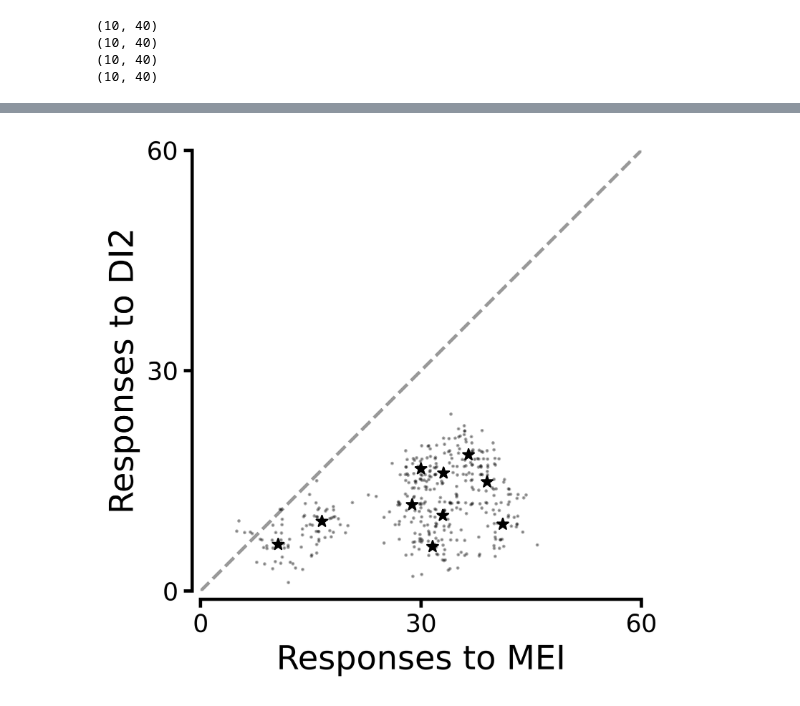
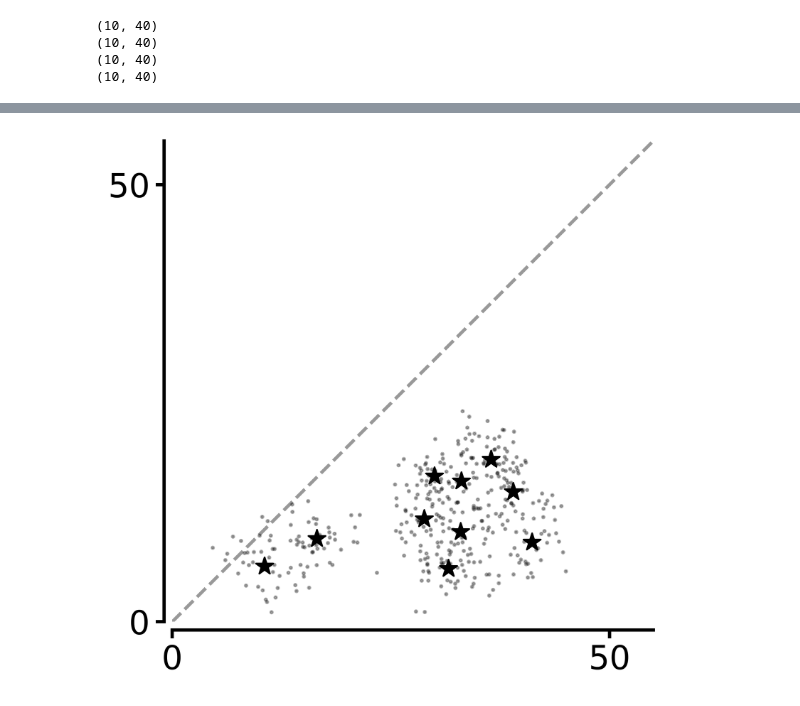
Before and after one commit to suhasshrinivasan/probabilistic-center-surround, a Jupyter notebook: experiments/exc_driven_model/plots.ipynb, the cells around one changed output, grey strips where cells are left out. Cells and saved outputs as stored; diff of their text form; code cells hidden in the pictures.

```diff
--- a/experiments/exc_driven_model/plots.ipynb
+++ b/experiments/exc_driven_model/plots.ipynb
@@ -227,3 +226,13 @@ all_disrupting_1_rates = disrupting_1_rates.flatten()
 all_disrupting_2_rates = disrupting_2_rates.flatten()
+# %%
+xlim = 55
+ylim = 55
+last_xtick = 50
+last_ytick = 50
+noise = 1
+dot_size = 10
+dot_alpha = 0.30
+star_size = 120
+labelsize = 20
 # %%
 fig, ax = plt.subplots(dpi=500)
@@ -307,36 +316,36 @@ fig.savefig("mei_vs_disrupting1.pdf")
 # %%
 fig, ax = plt.subplots(dpi=500)
-ax.plot([0, 60], [0, 60], color="black", linestyle="--", linewidth=2, alpha=0.4)
-x = all_mei_rates + rng.normal(0, .2, len(all_mei_rates))
-y = all_disrupting_2_rates + rng.normal(0, .2, len(all_completing_rates))
-ax.scatter(x, y, marker=".", s=5, color="black", alpha=0.3)
+ax.plot([0, xlim], [0, ylim], color="black", linestyle="--", linewidth=2, alpha=0.4)
+x = all_mei_rates + rng.normal(0, noise, len(all_mei_rates))
+y = all_disrupting_2_rates + rng.normal(0, noise, len(all_completing_rates))
+ax.scatter(x, y, marker=".", s=dot_size, color="black", alpha=dot_alpha)
 ax.scatter(
     all_mei_means,
     all_disrupting_2_means,
     marker="*",
-    s=50,
+    s=star_size,
     color="black",
 )
 # draw a regression line
-m, b = np.polyfit(all_mei_means, all_completing_means, 1)
-x_ = np.linspace(0, 50, 1000)
-y_ = m * x_ + b
+# m, b = np.polyfit(all_mei_means, all_completing_means, 1)
+# x_ = np.linspace(0, 50, 55)
+# y_ = m * x_ + b
 # ax.plot(x_, y_, color='black', linestyle='-', linewidth=1)
 # ax.plot(, color='gray', linestyle='--')
-ax.set_xlim(0, 60)
-ax.set_ylim(0, 60)
-ax.set_xticks([0, 30, 60])
-ax.set_yticks([0, 30, 60])
-ax.tick_params(axis="both", which="major", labelsize=15, width=2, length=5)
+ax.set_xlim(0, xlim)
+ax.set_ylim(0, ylim)
+ax.set_xticks([0, last_xtick])
+ax.set_yticks([0, last_ytick])
+ax.tick_params(axis="both", which="major", labelsize=labelsize, width=2, length=5)
 # draw diagonal line
 # make square
 ax.set_box_aspect(1)
-ax.set_xlabel("Responses to MEI", fontsize=20)
-ax.set_ylabel("Responses to DI2", fontsize=20)
+# ax.set_xlabel("Responses to MEI", fontsize=20)
+# ax.set_ylabel("Responses to DI2", fontsize=20)
 ax.spines[["left", "bottom"]].set_linewidth(2)
 
 sns.despine(ax=ax, offset=5)
 fig.tight_layout()
-fig.savefig("mei_vs_disrupting2.pdf")
+fig.savefig("mei_vs_disrupting_2.pdf", transparent=True)
 # %% [output]
-[figure, old version]
+[figure, new version]
```
Also changed, not shown: parts of 4 cells of this notebook, 6 other files.
